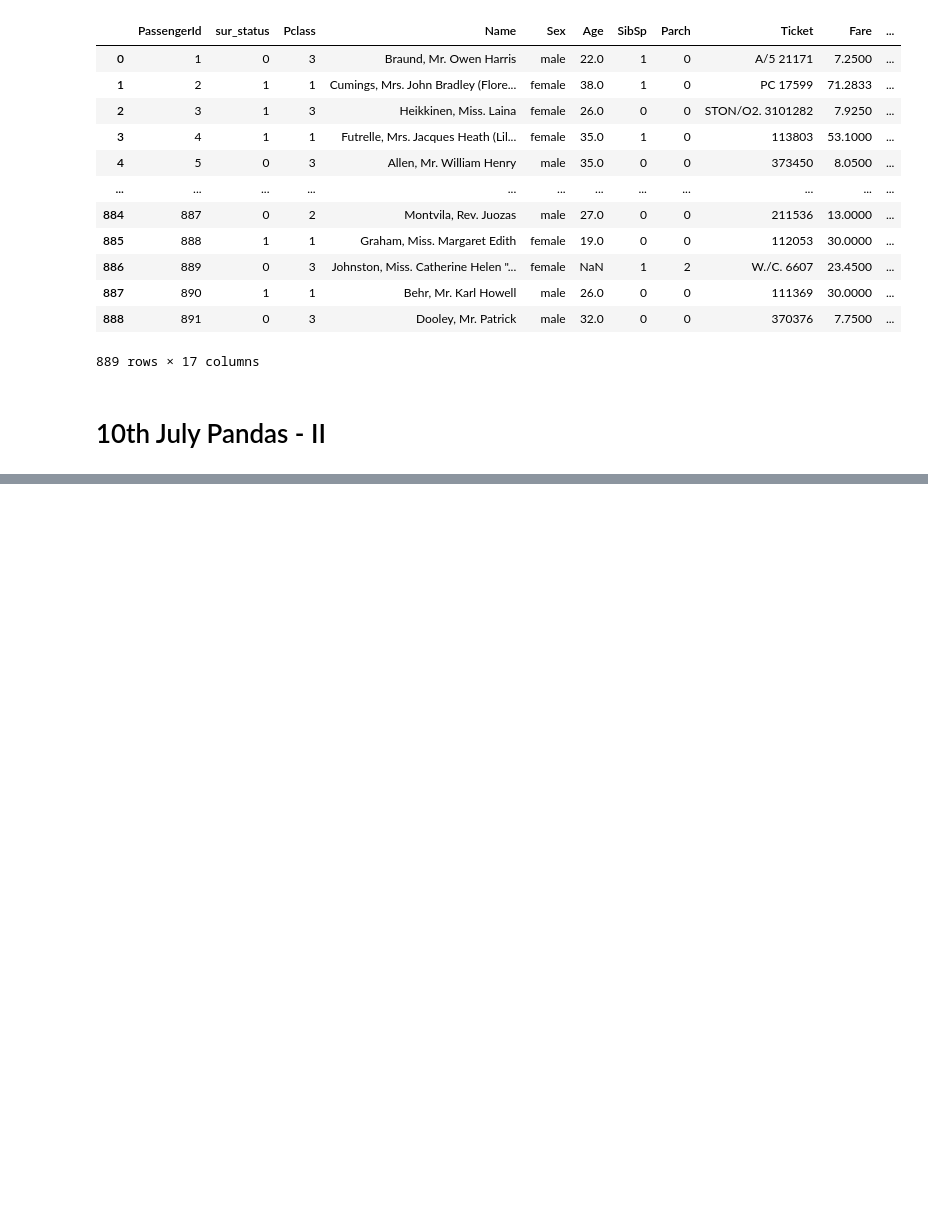
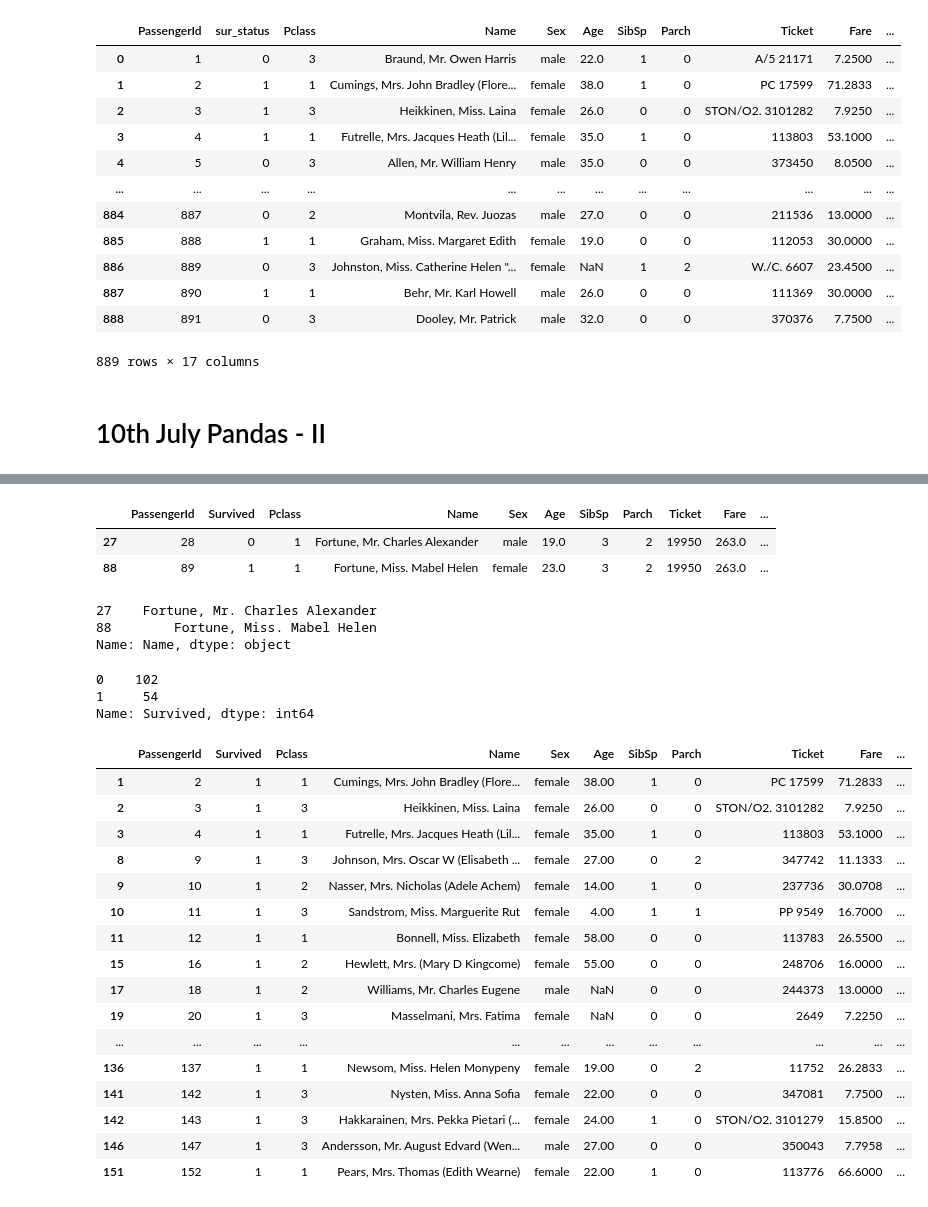
Before and after one commit to KarthikRaghavan-Annamalai/Data-Science-Machine-Learning, a Jupyter notebook: Notebooks/Data_Science_Machine_Learning_Part_6.ipynb, the cells around one changed output, grey strips where cells are left out. Cells and saved outputs as stored; diff of their text form; code cells hidden in the pictures; blank space fills up the shorter version.

```diff
--- a/Notebooks/Data_Science_Machine_Learning_Part_6.ipynb
+++ b/Notebooks/Data_Science_Machine_Learning_Part_6.ipynb
@@ -324,0 +327,2 @@ pd.read_csv(r'https://raw.githubusercontent.com/abhishekchhibber/Titanic-Data-Vi
+# %%
+titanic_dataset = pd.read_csv(r"https://gist.githubusercontent.com/seporaitis/970e42a337a55326c65f3e81f8622f44/raw/68866d04b7ab44156022114873e4ac3503c7659d/titanic.csv",sep = '\t')
@@ -324,0 +449,4 @@ pd.read_csv(r'https://raw.githubusercontent.com/abhishekchhibber/Titanic-Data-Vi
+# %%
+# adding a new column
+
+titanic_dataset['AddingNewColumn'] = None
@@ -324,0 +533,2 @@ pd.read_csv(r'https://raw.githubusercontent.com/abhishekchhibber/Titanic-Data-Vi
+# %%
+titanic_dataset.AddingNewColumn = 'ChangingValue'
@@ -324,0 +634,38 @@ pd.read_csv(r'https://raw.githubusercontent.com/abhishekchhibber/Titanic-Data-Vi
+# %%
+titanic_dataset.iloc[np.where(titanic_dataset.Fare == titanic_dataset.Fare.max())]
+# %% [output]
+|  | PassengerId | Survived | Pclass | Name | Sex | Age | SibSp | Parch | Ticket | Fare | ... |
+| 27 | 28 | 0 | 1 | Fortune, Mr. Charles Alexander | male | 19.0 | 3 | 2 | 19950 | 263.0 | ... |
+| 88 | 89 | 1 | 1 | Fortune, Miss. Mabel Helen | female | 23.0 | 3 | 2 | 19950 | 263.0 | ... |
+# %%
+titanic_dataset.iloc[np.where(titanic_dataset.Fare == titanic_dataset.Fare.max())]['Name']
+# %% [output]
+27    Fortune, Mr. Charles Alexander
+88        Fortune, Miss. Mabel Helen
+Name: Name, dtype: object
+# %%
+titanic_dataset.Survived.value_counts()
+# %% [output]
+0    102
+1     54
+Name: Survived, dtype: int64
+# %%
+titanic_dataset.iloc[np.where(titanic_dataset.Survived == 1)]
+# %% [output]
+|  | PassengerId | Survived | Pclass | Name | Sex | Age | SibSp | Parch | Ticket | Fare | ... |
+| 1 | 2 | 1 | 1 | Cumings, Mrs. John Bradley (Flore... | female | 38.00 | 1 | 0 | PC 17599 | 71.2833 | ... |
+| 2 | 3 | 1 | 3 | Heikkinen, Miss. Laina | female | 26.00 | 0 | 0 | STON/O2. 3101282 | 7.9250 | ... |
+| 3 | 4 | 1 | 1 | Futrelle, Mrs. Jacques Heath (Lil... | female | 35.00 | 1 | 0 | 113803 | 53.1000 | ... |
+| 8 | 9 | 1 | 3 | Johnson, Mrs. Oscar W (Elisabeth ... | female | 27.00 | 0 | 2 | 347742 | 11.1333 | ... |
+| 9 | 10 | 1 | 2 | Nasser, Mrs. Nicholas (Adele Achem) | female | 14.00 | 1 | 0 | 237736 | 30.0708 | ... |
+| 10 | 11 | 1 | 3 | Sandstrom, Miss. Marguerite Rut | female | 4.00 | 1 | 1 | PP 9549 | 16.7000 | ... |
+| 11 | 12 | 1 | 1 | Bonnell, Miss. Elizabeth | female | 58.00 | 0 | 0 | 113783 | 26.5500 | ... |
+| 15 | 16 | 1 | 2 | Hewlett, Mrs. (Mary D Kingcome) | female | 55.00 | 0 | 0 | 248706 | 16.0000 | ... |
+| 17 | 18 | 1 | 2 | Williams, Mr. Charles Eugene | male | NaN | 0 | 0 | 244373 | 13.0000 | ... |
+| 19 | 20 | 1 | 3 | Masselmani, Mrs. Fatima | female | NaN | 0 | 0 | 2649 | 7.2250 | ... |
+| ... | ... | ... | ... | ... | ... | ... | ... | ... | ... | ... | ... |
+| 136 | 137 | 1 | 1 | Newsom, Miss. Helen Monypeny | female | 19.00 | 0 | 2 | 11752 | 26.2833 | ... |
+| 141 | 142 | 1 | 3 | Nysten, Miss. Anna Sofia | female | 22.00 | 0 | 0 | 347081 | 7.7500 | ... |
+| 142 | 143 | 1 | 3 | Hakkarainen, Mrs. Pekka Pietari (... | female | 24.00 | 1 | 0 | STON/O2. 3101279 | 15.8500 | ... |
+| 146 | 147 | 1 | 3 | Andersson, Mr. August Edvard (Wen... | male | 27.00 | 0 | 0 | 350043 | 7.7958 | ... |
+| 151 | 152 | 1 | 1 | Pears, Mrs. Thomas (Edith Wearne) | female | 22.00 | 1 | 0 | 113776 | 66.6000 | ... |
```
Also changed, not shown: parts of 80 cells of this notebook.
